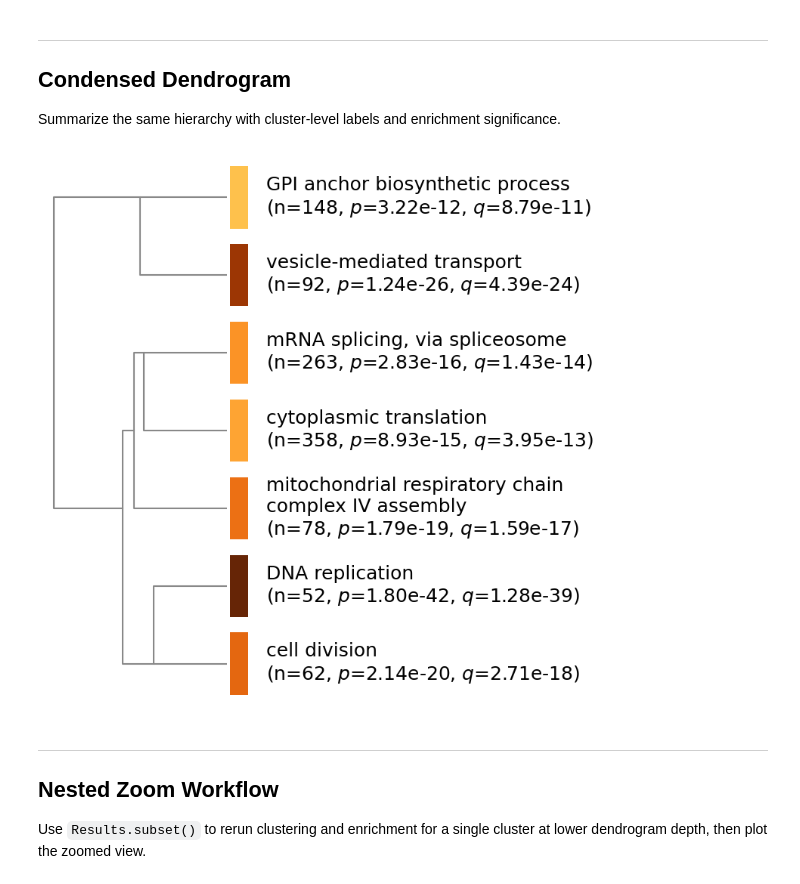
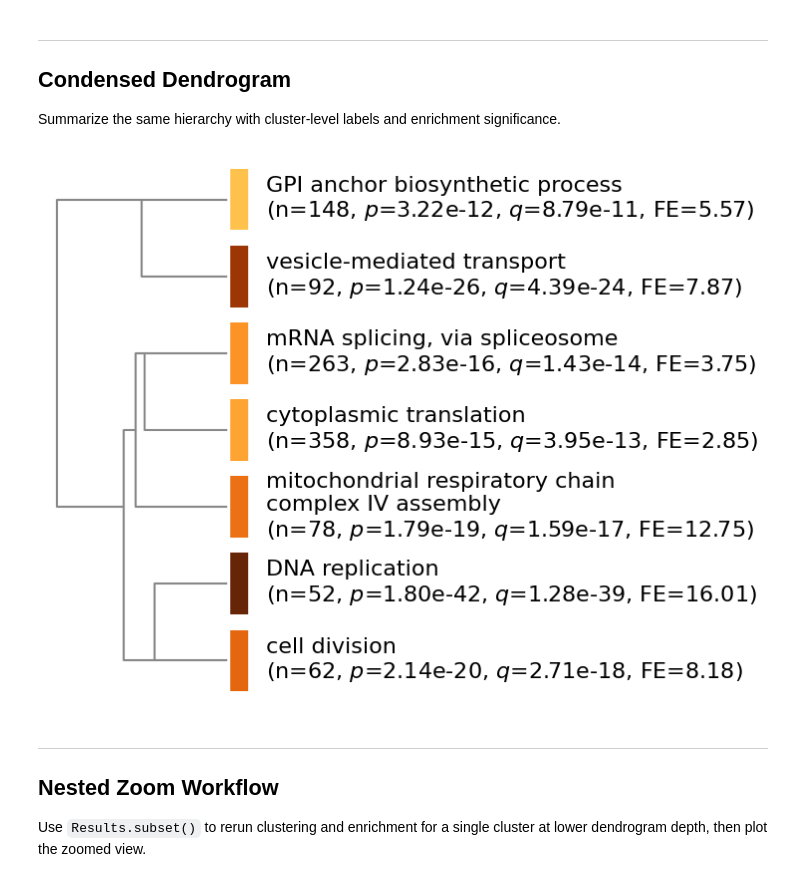
Before and after one commit to himalayas-base/himalayas-docs, a Jupyter notebook: notebooks/quickstart.ipynb, the cells around one changed output. Cells and saved outputs as stored; diff of their text form; code cells hidden in the pictures.

```diff
--- a/notebooks/quickstart.ipynb
+++ b/notebooks/quickstart.ipynb
@@ -524,36 +519,37 @@ Summarize the same hierarchy with cluster-level labels and enrichment significan
 # %%
 from himalayas.plot import plot_dendrogram_condensed
 
 condensed = plot_dendrogram_condensed(
     results_sig,
     rank_by="p",
     label_mode="top_term",
-    figsize=(4, 8),
+    figsize=(3, 6),
     sigbar_cmap="YlOrBr",
     sigbar_min_logp=0.0,
     sigbar_max_logp=30.0,
-    fontsize=18,
+    fontsize=16,
     font="DejaVu Sans",
     max_words=24,
     wrap_text=True,
     wrap_width=34,
     overflow="ellipsis",
     omit_words=(),
-    label_fields=("label", "n", "p", "q"),
+    label_fields=("label", "n", "p", "q", "fe"),
+    label_prefix=None,
     label_color=LABEL_COLOR,
     placeholder_text="—",
     placeholder_color="#b22222",
     placeholder_alpha=0.6,
     skip_unlabeled=False,
     label_left_pad=0.06,
     dendrogram_color="#888888",
     dendrogram_lw=1.5,
     background_color=BACKGROUND_COLOR,
 )
 
 condensed.show()
 # %% [output]
-[figure, old version]
+[figure, new version]
 # %% [markdown]
 ---
 
```
Also changed, not shown: parts of 5 cells of this notebook, 1 other file.
